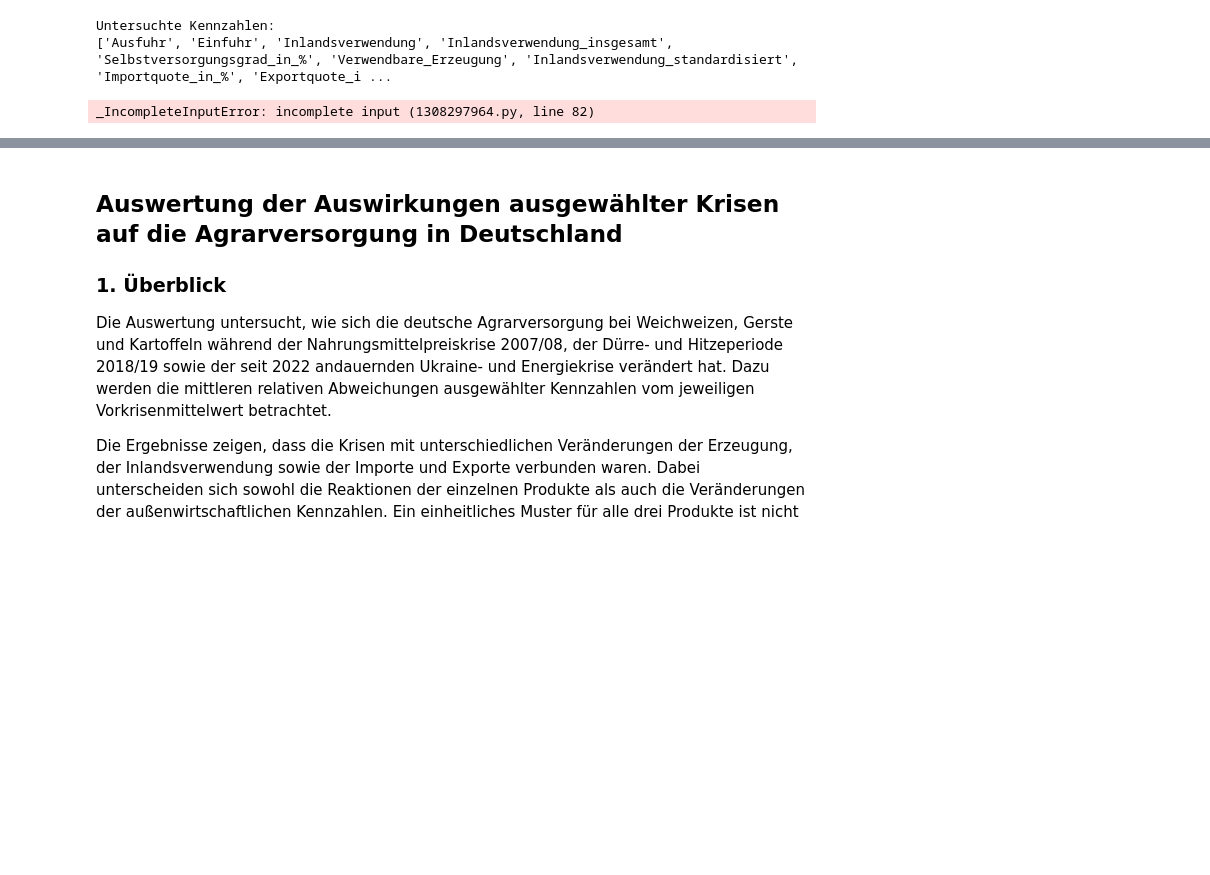
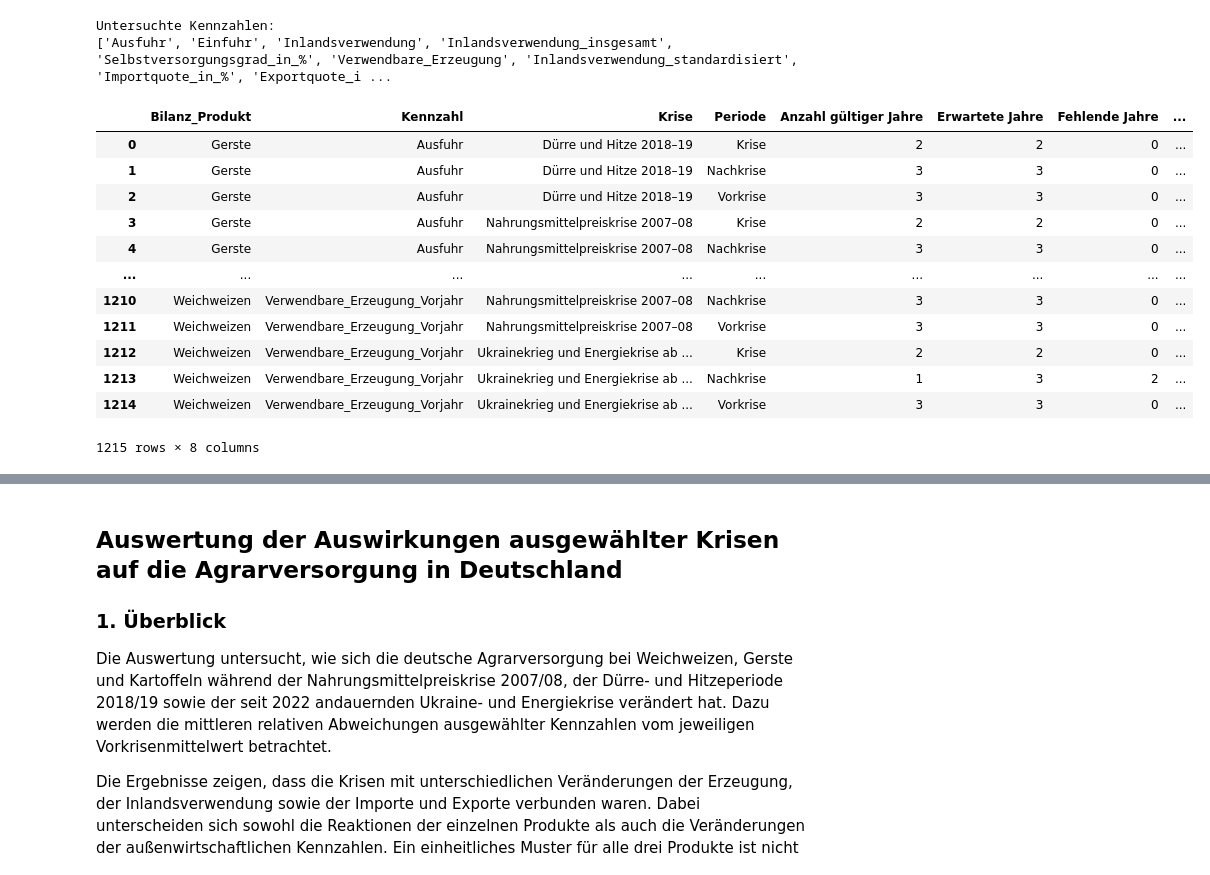
Before and after one commit to verveat/Agriculture_Crisis_Resilience, a Jupyter notebook: analysis/11_crisis_reference_niveau_method.ipynb, the cells around one changed output, grey strips where cells are left out. Saved outputs shown, nothing was run; the diff lists cells and outputs as text; code cells hidden in the pictures; blank space fills up the shorter version.

Commit message:
Add new version crisis reference niveau method

```diff
--- a/analysis/11_crisis_reference_niveau_method.ipynb
+++ b/analysis/11_crisis_reference_niveau_method.ipynb
@@ -2914,7 +2693,6 @@ Untersuchte Kennzahlen:
 
 import pandas as pd
 
-# Krisenbeginn und Dauer definieren
 crises = {
     "Nahrungsmittelpreiskrise 2007–08": 2007,
     "Dürre und Hitze 2018–19": 2018,
@@ -2925,7 +2703,7 @@ pre_crisis_length = 3
 crisis_length = 2
 post_crisis_length = 3
 
-# Numerische Kennzahlen verwenden
+# Numerische Kennzahlen bestimmen
 value_columns = [
     col for col in df.select_dtypes(include="number").columns
     if col != "Startjahr"
@@ -2942,16 +2720,13 @@ df_check["Startjahr"] = pd.to_numeric(
 results = []
 
 for product in df_check["Bilanz_Produkt"].dropna().unique():
-
     df_product = df_check[
         df_check["Bilanz_Produkt"] == product
     ]
 
     for value_col in value_columns:
-
         for crisis_name, crisis_start in crises.items():
 
-            # Zeiträume anhand des Wirtschaftsjahres definieren
             periods = {
                 "Vorkrise": (
                     crisis_start - pre_crisis_length,
@@ -2960,37 +2735,64 @@ for product in df_check["Bilanz_Produkt"].dropna().unique():
                 "Krise": (
                     crisis_start,
                     crisis_start + crisis_length
                 ),
                 "Nachkrise": (
                     crisis_start + crisis_length,
                     crisis_start + crisis_length + post_crisis_length
                 )
             }
 
             for period_name, (start, end) in periods.items():
-
-                # Wirtschaftsjahre des jeweiligen Zeitraums auswählen
                 period_df = df_product[
                     (df_product["Startjahr"] >= start)
                     & (df_product["Startjahr"] < end)
-                ].copy()
+                ]
 
-                # Werte numerisch interpretieren und gültige Werte zählen
                 numeric_values = pd.to_numeric(
                     period_df[value_col],
                     errors="coerce"
                 )
 
                 valid_mask = numeric_values.notna()
-
                 valid_years = (
                     period_df.loc[valid_mask, "Wirtschaftsjahr"]
                     .astype(str)
                     .tolist()
                 )
 
+                expected = end - start
+                valid_count = int(valid_mask.sum())
+
                 results.append({
                     "Bilanz_Produkt": product,
-                    "Kennzahl": value
+                    "Kennzahl": value_col,
+                    "Krise": crisis_name,
+                    "Periode": period_name,
+                    "Anzahl gültiger Jahre": valid_count,
+                    "Erwartete Jahre": expected,
+                    "Fehlende Jahre": expected - valid_count,
+                    "Gültige Wirtschaftsjahre": ", ".join(valid_years)
+                })
+
+# Ergebnisse als DataFrame ausgeben
+period_check = pd.DataFrame(results)
+
+period_check = period_check.sort_values(
+    ["Bilanz_Produkt", "Kennzahl", "Krise", "Periode"]
+).reset_index(drop=True)
+
+display(period_check)
 # %% [output]
+|  | Bilanz_Produkt | Kennzahl | Krise | Periode | Anzahl gültiger Jahre | Erwartete Jahre | Fehlende Jahre | ... |
+| 0 | Gerste | Ausfuhr | Dürre und Hitze 2018–19 | Krise | 2 | 2 | 0 | ... |
+| 1 | Gerste | Ausfuhr | Dürre und Hitze 2018–19 | Nachkrise | 3 | 3 | 0 | ... |
+| 2 | Gerste | Ausfuhr | Dürre und Hitze 2018–19 | Vorkrise | 3 | 3 | 0 | ... |
+| 3 | Gerste | Ausfuhr | Nahrungsmittelpreiskrise 2007–08 | Krise | 2 | 2 | 0 | ... |
+| 4 | Gerste | Ausfuhr | Nahrungsmittelpreiskrise 2007–08 | Nachkrise | 3 | 3 | 0 | ... |
+| ... | ... | ... | ... | ... | ... | ... | ... | ... |
+| 1210 | Weichweizen | Verwendbare_Erzeugung_Vorjahr | Nahrungsmittelpreiskrise 2007–08 | Nachkrise | 3 | 3 | 0 | ... |
+| 1211 | Weichweizen | Verwendbare_Erzeugung_Vorjahr | Nahrungsmittelpreiskrise 2007–08 | Vorkrise | 3 | 3 | 0 | ... |
+| 1212 | Weichweizen | Verwendbare_Erzeugung_Vorjahr | Ukrainekrieg und Energiekrise ab ... | Krise | 2 | 2 | 0 | ... |
+| 1213 | Weichweizen | Verwendbare_Erzeugung_Vorjahr | Ukrainekrieg und Energiekrise ab ... | Nachkrise | 1 | 3 | 2 | ... |
+| 1214 | Weichweizen | Verwendbare_Erzeugung_Vorjahr | Ukrainekrieg und Energiekrise ab ... | Vorkrise | 3 | 3 | 0 | ... |
-_IncompleteInputError: incomplete input (1308297964.py, line 82)
+1215 rows × 8 columns
```
Also changed, not shown: parts of 59 cells of this notebook.
